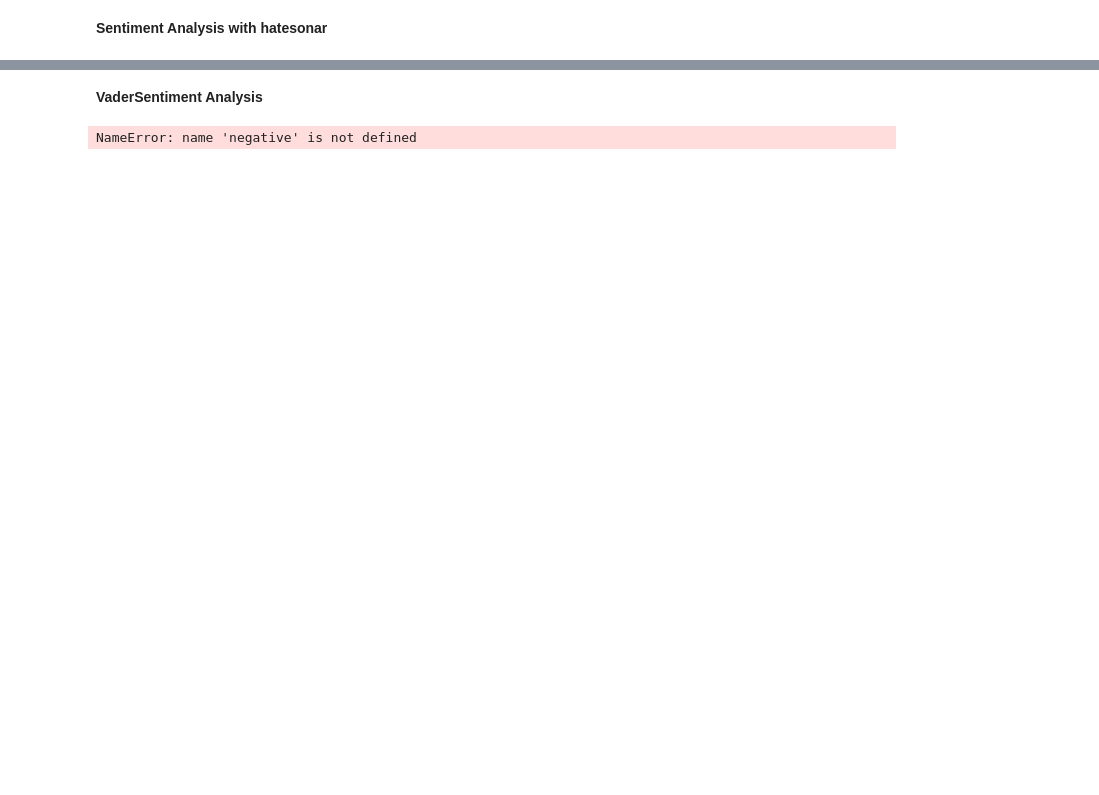
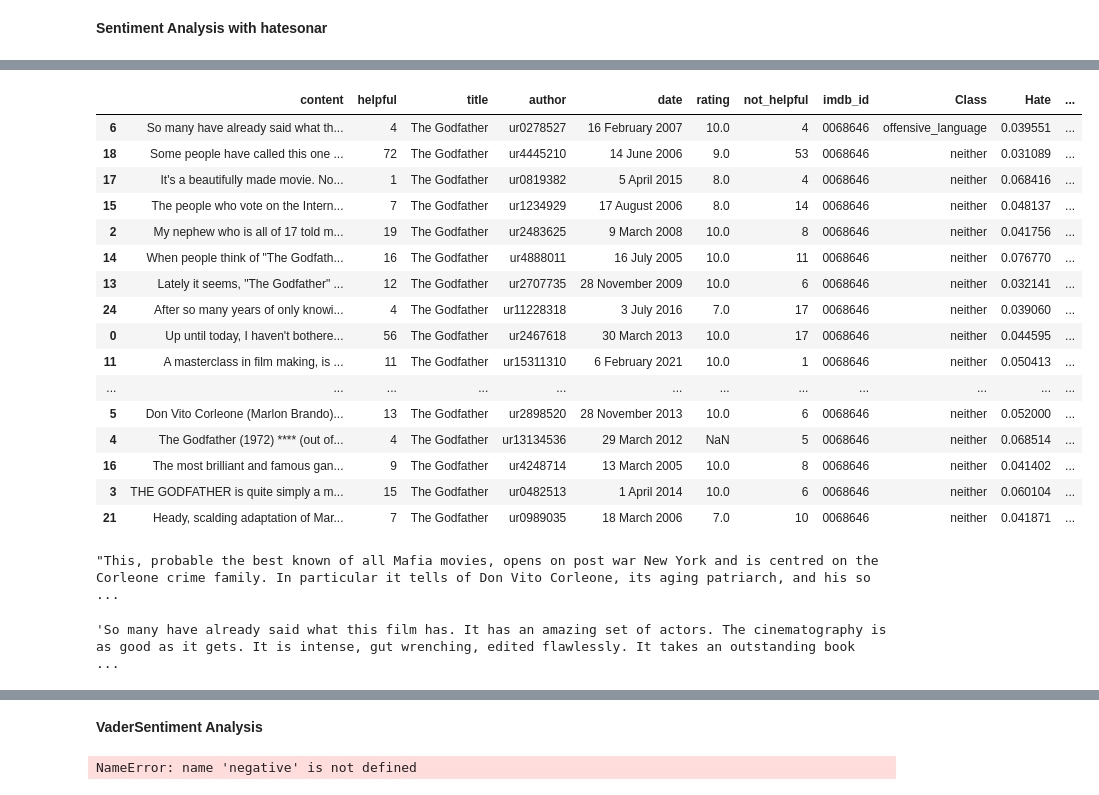
Before and after one commit to atathana/profanity_detector, a Jupyter notebook: profanity_detector/nasia.ipynb, the cells around one changed output, grey strips where cells are left out. Drawn from its saved outputs; the diff is of its cells as text; code cells hidden in the pictures; blank space fills up the shorter version.

```diff
--- a/profanity_detector/nasia.ipynb
+++ b/profanity_detector/nasia.ipynb
@@ -33,7 +31,7 @@ hate = []
 offensive = []
 neither = []
 # %%
-def hate_speech_classifier(reviews_df, Class, hate, offensive, neither):
+def hate_speech_classifier_reviews(reviews_df, Class, hate, offensive, neither):
 
     # Function applying hatesonar on the content column of reviews_df and returning a new df
 
@@ -78,5 +76,28 @@ def most_offensive_comment(reviews_df):
 
     #return comment, rate, score
     return off_comment, rate, off_score
+# %%
+reviews_df_sonar = hate_speech_classifier_reviews(reviews_df, Class, hate,
+                                                  offensive, neither)
+# %%
+reviews_df_sonar.sort_values(by='Offensive', ascending=False)
+# %% [output]
+|  | content | helpful | title | author | date | rating | not_helpful | imdb_id | Class | Hate | ... |
+| 6 | So many have already said what th... | 4 | The Godfather | ur0278527 | 16 February 2007 | 10.0 | 4 | 0068646 | offensive_language | 0.039551 | ... |
+| 18 | Some people have called this one ... | 72 | The Godfather | ur4445210 | 14 June 2006 | 9.0 | 53 | 0068646 | neither | 0.031089 | ... |
+| 17 | It's a beautifully made movie. No... | 1 | The Godfather | ur0819382 | 5 April 2015 | 8.0 | 4 | 0068646 | neither | 0.068416 | ... |
+| 15 | The people who vote on the Intern... | 7 | The Godfather | ur1234929 | 17 August 2006 | 8.0 | 14 | 0068646 | neither | 0.048137 | ... |
+| 2 | My nephew who is all of 17 told m... | 19 | The Godfather | ur2483625 | 9 March 2008 | 10.0 | 8 | 0068646 | neither | 0.041756 | ... |
+| 14 | When people think of "The Godfath... | 16 | The Godfather | ur4888011 | 16 July 2005 | 10.0 | 11 | 0068646 | neither | 0.076770 | ... |
+| 13 | Lately it seems, "The Godfather" ... | 12 | The Godfather | ur2707735 | 28 November 2009 | 10.0 | 6 | 0068646 | neither | 0.032141 | ... |
+| 24 | After so many years of only knowi... | 4 | The Godfather | ur11228318 | 3 July 2016 | 7.0 | 17 | 0068646 | neither | 0.039060 | ... |
+| 0 | Up until today, I haven't bothere... | 56 | The Godfather | ur2467618 | 30 March 2013 | 10.0 | 17 | 0068646 | neither | 0.044595 | ... |
+| 11 | A masterclass in film making, is ... | 11 | The Godfather | ur15311310 | 6 February 2021 | 10.0 | 1 | 0068646 | neither | 0.050413 | ... |
+| ... | ... | ... | ... | ... | ... | ... | ... | ... | ... | ... | ... |
+| 5 | Don Vito Corleone (Marlon Brando)... | 13 | The Godfather | ur2898520 | 28 November 2013 | 10.0 | 6 | 0068646 | neither | 0.052000 | ... |
+| 4 | The Godfather (1972) **** (out of... | 4 | The Godfather | ur13134536 | 29 March 2012 | NaN | 5 | 0068646 | neither | 0.068514 | ... |
+| 16 | The most brilliant and famous gan... | 9 | The Godfather | ur4248714 | 13 March 2005 | 10.0 | 8 | 0068646 | neither | 0.041402 | ... |
+| 3 | THE GODFATHER is quite simply a m... | 15 | The Godfather | ur0482513 | 1 April 2014 | 10.0 | 6 | 0068646 | neither | 0.060104 | ... |
+| 21 | Heady, scalding adaptation of Mar... | 7 | The Godfather | ur0989035 | 18 March 2006 | 7.0 | 10 | 0068646 | neither | 0.041871 | ... |
 # %%
 # Applying hatesonar on reviews_df
@@ -90,0 +110,8 @@ off_comment, rate, off_score = most_offensive_comment(reviews_df_sonar)
+# %%
+hate_comment
+# %% [output]
+"This, probable the best known of all Mafia movies, opens on post war New York and is centred on the Corleone crime family. In particular it tells of Don Vito Corleone, its aging patriarch, and his so ...
+# %%
+off_comment
+# %% [output]
+'So many have already said what this film has. It has an amazing set of actors. The cinematography is as good as it gets. It is intense, gut wrenching, edited flawlessly. It takes an outstanding book  ...
```
Also changed, not shown: parts of 17 cells of this notebook.
